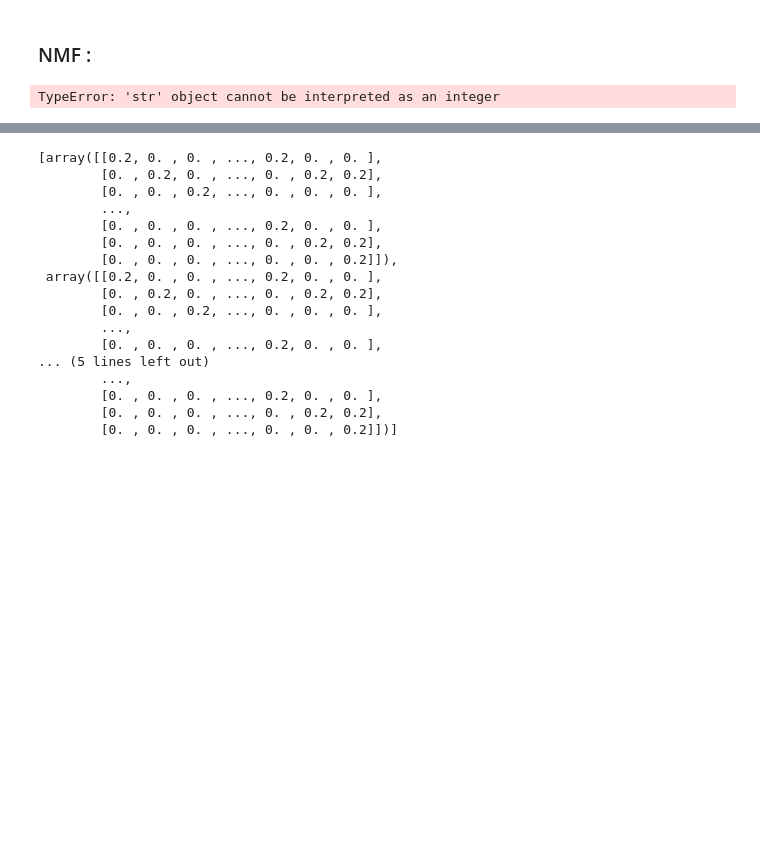
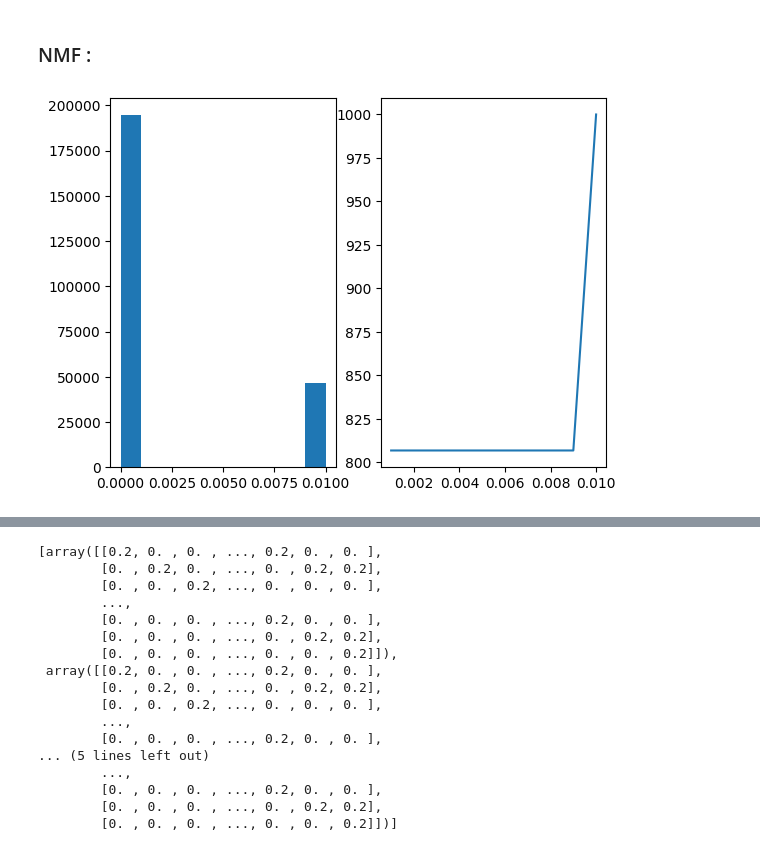
Before and after one commit to Syrinechen/Myeloma-project-draft, a Jupyter notebook: data_analysis.ipynb, the cells around one changed output, grey strips where cells are left out. Drawn from its saved outputs; the diff is of its cells as text; code cells hidden in the pictures; blank space fills up the shorter version.

Commit message:
consensus clustering implementation

```diff
--- a/data_analysis.ipynb
+++ b/data_analysis.ipynb
@@ -51,17 +51,21 @@ dendrogram(Z, X.columns, orientation='top',
 n_samples=X.shape[0]
 n_genes=X.shape[1]
 # %%
-class nmf_model(X):
-    def __init__(self) -> None:
+class nmf_model():
+    def __init__(self,X) :
         self.data=X
-        self.n_runs=10
+        self.n_runs=100
+        self.A_k=None
+        self.best_k=None
+        self.delta_k=None
+        self.best_k=None
 
     #Returns consensus matrix, which is the averaged connectivity matrix on several runs of the algorithm
-    def consensus_matrix(X,n_components,n_runs):
+    def get_consensus_matrix(self,n_components):
         model=NMF(n_components,init='random')
         Cons_matrix=np.zeros((n_samples,n_samples))
-        for i in range (n_runs):
-            W=model.fit_transform(X)
+        for i in range (self.n_runs):
+            W=model.fit_transform(self.data)
             H=model.components_
             n_metagenes=H.shape[0]
 
@@ -80,18 +84,34 @@ class nmf_model(X):
                         C[i,j]=0
 
             Cons_matrix=Cons_matrix+C
-            return Cons_matrix/n_runs
+            return Cons_matrix/self.n_runs
 
-    #
-    def eval_stability (Cons_matrix):
-        return
+    #To evaluate model stability
+    def get_consensus_distribution (self,Cons_matrix):
+        list_entries=Cons_matrix.ravel()
+        hist, bins=np.histogram(list_entries, density=True)
+        #calculate CDF
+        cdf=np.cumsum(hist)
+        fig, (ax1,ax2)=plt.subplots(1,2)
+        ax1.hist(list_entries)
+        ax2.plot(bins[1:],cdf,label='CDF')
+        plt.show()
+        return bins, hist, cdf
 
-
-    def model_selection():
-        list_param=[10,100,1000,10000]
-        C_k=[]
-        for k in list_param:
-            Cons_matrix=consensus_matrix(X,k,n_runs)
-        return C_k
+    def model_selection(self):
+        list_k=[10,1000,10000]
+        self.A_k=np.zeros(len(list_k))
+        for i in range(len(list_k)):
+            Ck=self.get_consensus_matrix(list_k[i])
+            bins,hist,cdf=self.get_consensus_distribution(Ck)
+            self.A_k[i] = np.sum(h*(b-a) for b,a,h in zip(bins[1:],bins[:-1],cdf))
+        #differences between areas under CDFs
+        self.delta_k=np.array([(Ab-Aa)/Aa if i>2 else Aa
+                               for Ab,Aa, i in zip(self.A_k[1:],self.A_k[:,-1],range(len(list_k)))])
+        self.best_k=np.argmax(self.deltaK)
-# %% [output]
-TypeError: 'str' object cannot be interpreted as an integer
+# %%
+my_model=nmf_model(X)
+# %%
+my_model.model_selection()
+# %% [output]
+[figure, added]
```
Also changed, not shown: parts of 4 cells of this notebook.
